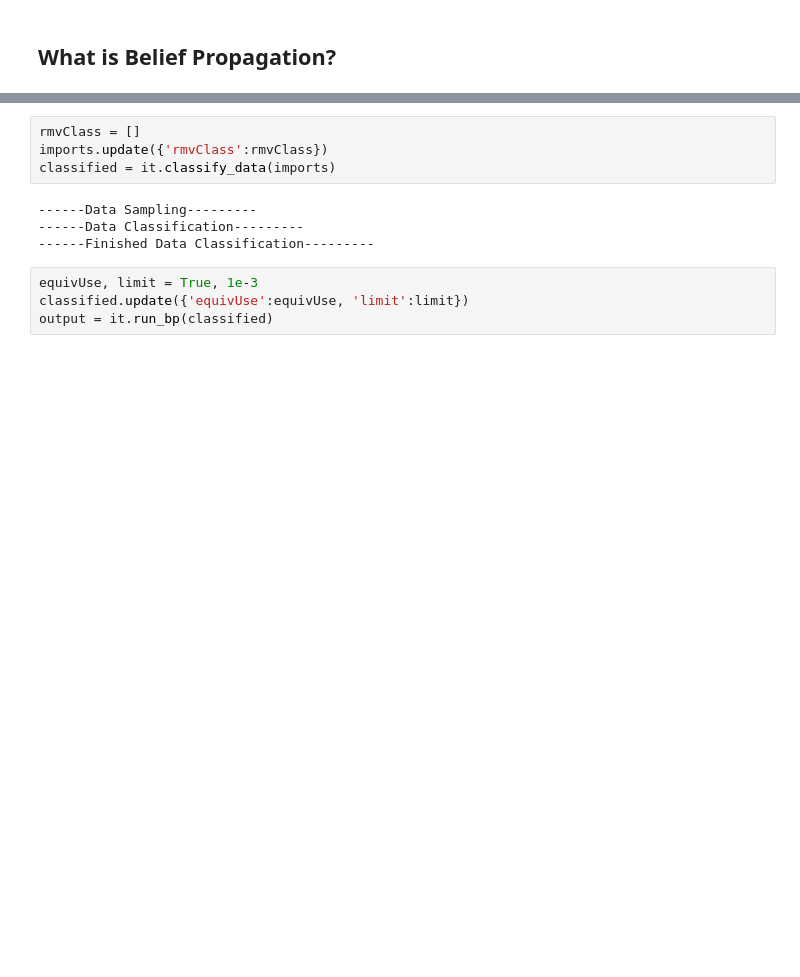
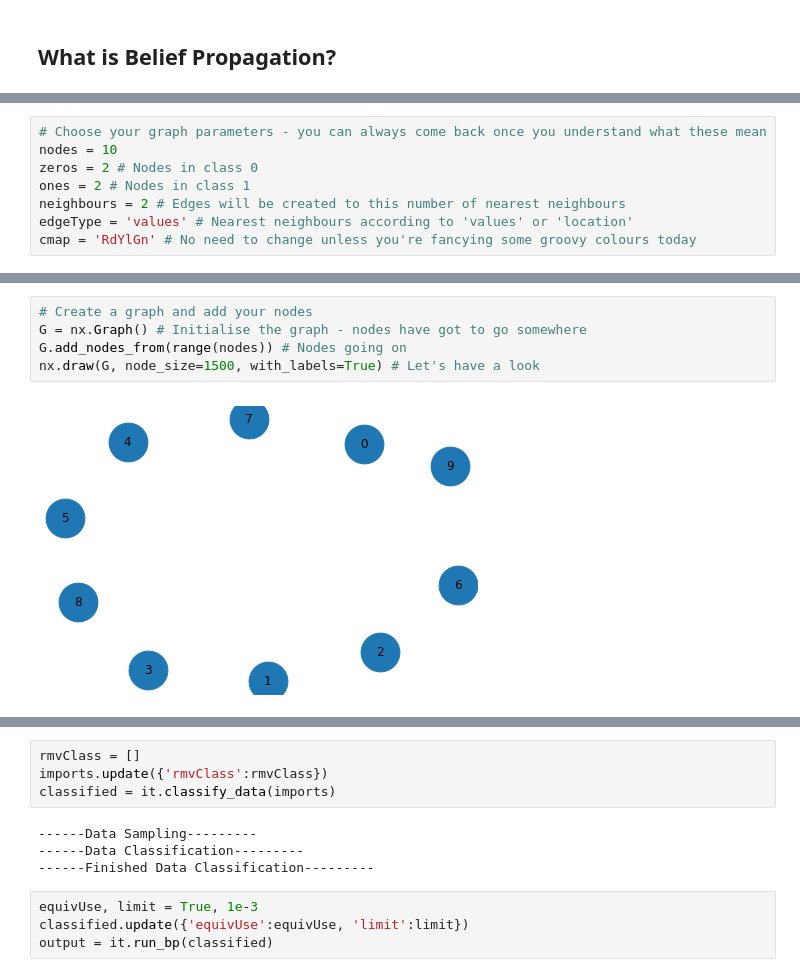
Before and after one commit to luke-scot/damage-assessment, a Jupyter notebook: colab_demo.ipynb, the cells around one changed output, grey strips where cells are left out. Cells and saved outputs as stored; diff of their text form; blank space fills up the shorter version.

```diff
--- a/colab_demo.ipynb
+++ b/colab_demo.ipynb
@@ -40,0 +42,8 @@ Run the first cell to download demo data.
+# %%
+# Choose your graph parameters - you can always come back once you understand what these mean
+nodes = 10
+zeros = 2 # Nodes in class 0
+ones = 2 # Nodes in class 1
+neighbours = 2 # Edges will be created to this number of nearest neighbours
+edgeType = 'values' # Nearest neighbours according to 'values' or 'location'
+cmap = 'RdYlGn' # No need to change unless you're fancying some groovy colours today
@@ -40,0 +59,7 @@ Run the first cell to download demo data.
+# %%
+# Create a graph and add your nodes
+G = nx.Graph() # Initialise the graph - nodes have got to go somewhere
+G.add_nodes_from(range(nodes)) # Nodes going on
+nx.draw(G, node_size=1500, with_labels=True) # Let's have a look
+# %% [output]
+[figure, added]
```
Also changed, not shown: parts of 26 cells of this notebook.
